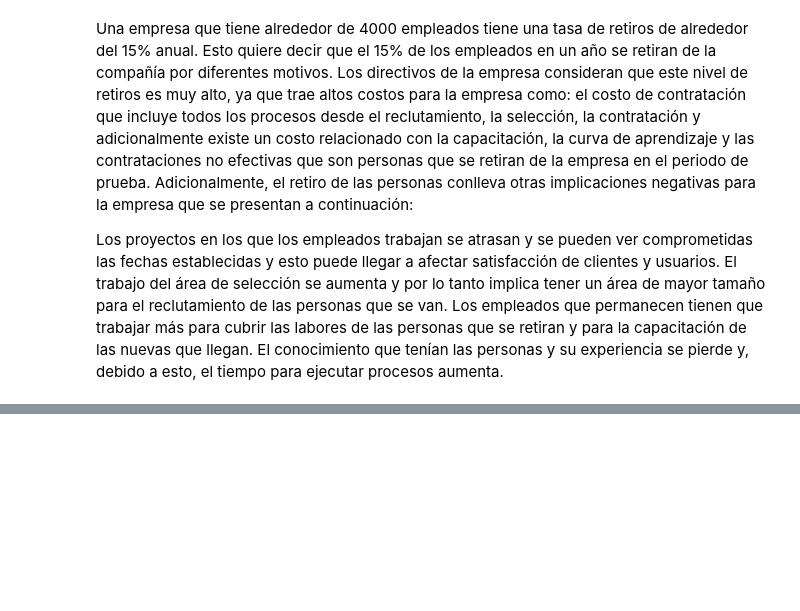
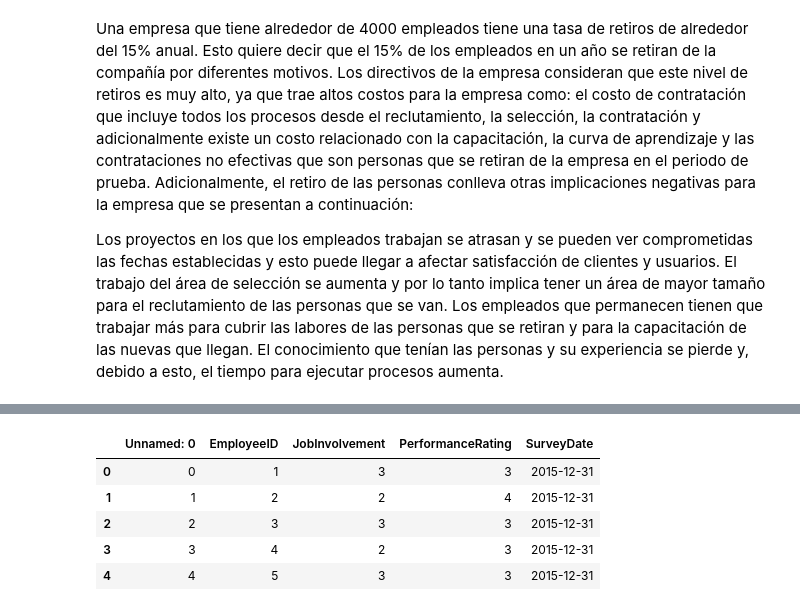
Before and after one commit to Astridgiraldo/RH, a Jupyter notebook: Limpieza_y_transformacion.ipynb, the cells around one changed output, grey strips where cells are left out. Cells and saved outputs as stored; diff of their text form; code cells hidden in the pictures; blank space fills up the shorter version.

```diff
--- a/Limpieza_y_transformacion.ipynb
+++ b/Limpieza_y_transformacion.ipynb
@@ -9,0 +72,10 @@ El conocimiento que tenían las personas y su experiencia se pierde y, debido a
+# %%
+# Se hace una observación de la BD df_manager
+df_manager.head(5)
+# %% [output]
+|  | Unnamed: 0 | EmployeeID | JobInvolvement | PerformanceRating | SurveyDate |
+| 0 | 0 | 1 | 3 | 3 | 2015-12-31 |
+| 1 | 1 | 2 | 2 | 4 | 2015-12-31 |
+| 2 | 2 | 3 | 3 | 3 | 2015-12-31 |
+| 3 | 3 | 4 | 2 | 3 | 2015-12-31 |
+| 4 | 4 | 5 | 3 | 3 | 2015-12-31 |
```
Also changed, not shown: parts of 6 cells of this notebook.
